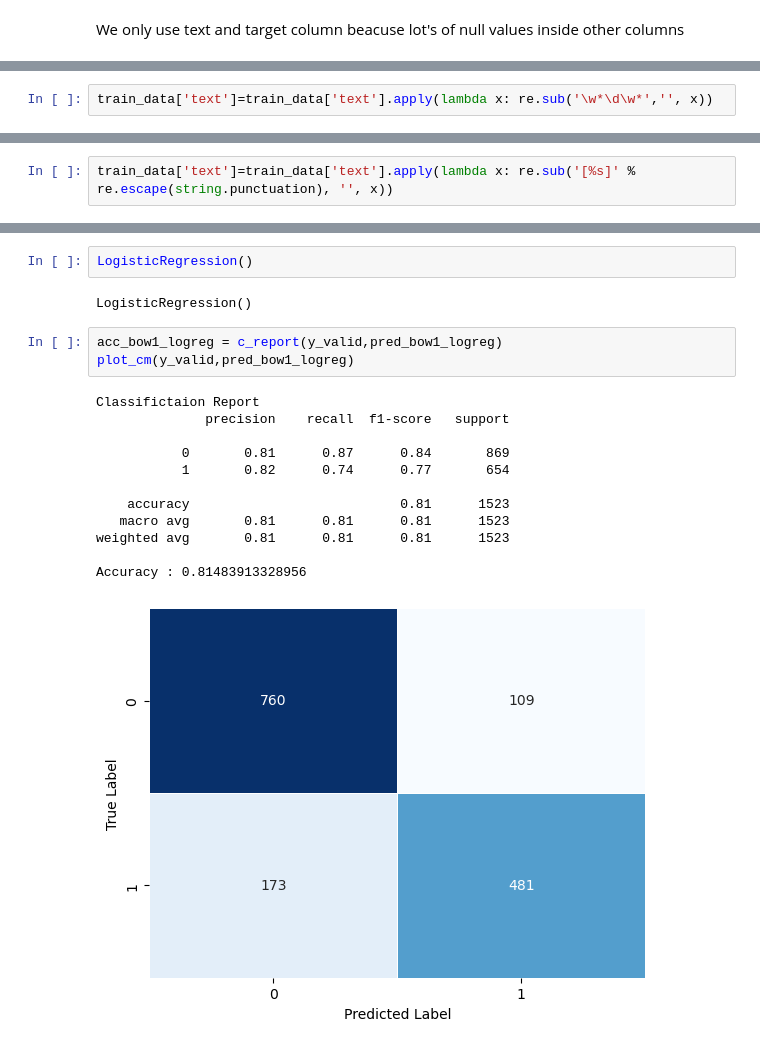
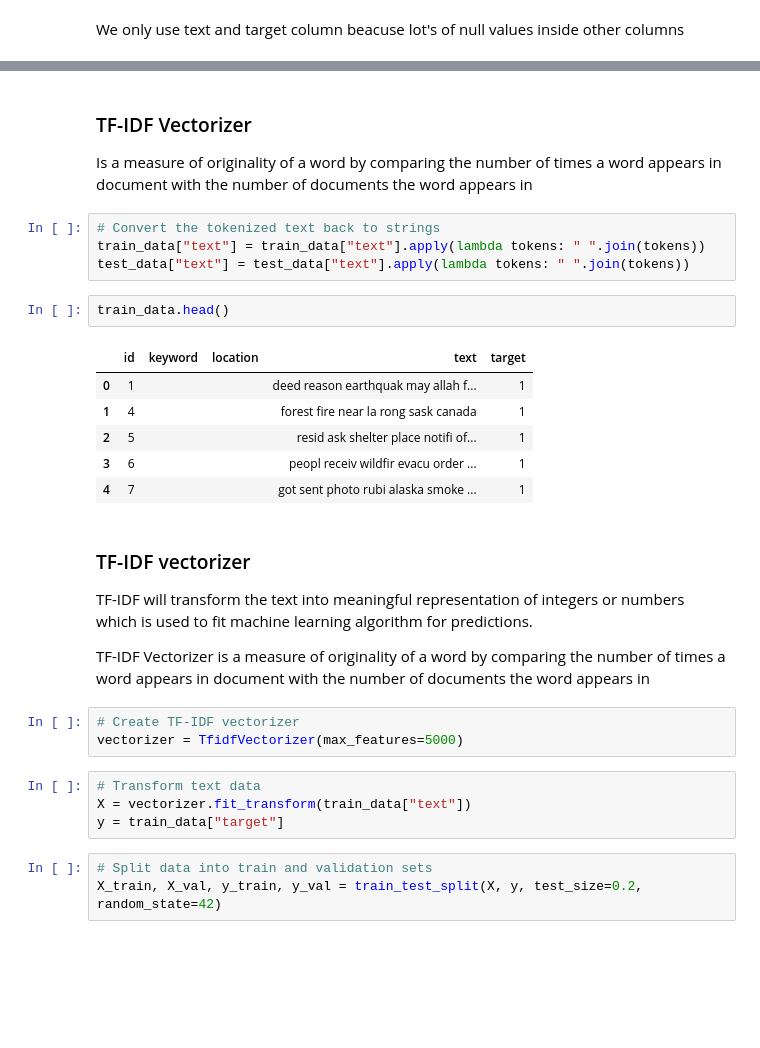
Before and after one commit to Meserat/NLP-Disaster-Tweets, a Jupyter notebook: nlp-disaster-tweets.ipynb, the cells around one changed output, grey strips where cells are left out. Saved outputs shown, nothing was run; the diff lists cells and outputs as text; blank space fills up the shorter version.

Commit message:
Kaggle Notebook | NLP-Disaster-Tweets | Version 4|Logistic regression

```diff
--- a/nlp-disaster-tweets.ipynb
+++ b/nlp-disaster-tweets.ipynb
@@ -245,2 +236,0 @@ To do this, I am using regular expressions with lambda functions
-# %%
-train_data['text']=train_data['text'].apply(lambda x: re.sub('\w*\d\w*','', x))
@@ -250,2 +236,0 @@ Punctuations are the marks in English like commas, hyphens, full stops, etc. The
-# %%
-train_data['text']=train_data['text'].apply(lambda x: re.sub('[%s]' % re.escape(string.punctuation), '', x))
@@ -442,20 +237,31 @@ def plot_cm(y_true,y_pred,cmap = "Blues"):
-# %%
-LogisticRegression()
-# %% [output]
-LogisticRegression()
-# %%
-acc_bow1_logreg = c_report(y_valid,pred_bow1_logreg)
-plot_cm(y_valid,pred_bow1_logreg)
-# %% [output]
-Classifictaion Report
-              precision    recall  f1-score   support
-
-           0       0.81      0.87      0.84       869
-           1       0.82      0.74      0.77       654
-
-    accuracy                           0.81      1523
-   macro avg       0.81      0.81      0.81      1523
-weighted avg       0.81      0.81      0.81      1523
-
-Accuracy : 0.81483913328956
-[figure, removed]
+# %% [markdown]
+### TF-IDF Vectorizer
+Is a measure of originality of a word by comparing the number of times a word appears in document with the number of documents the word appears in
+# %%
+# Convert the tokenized text back to strings
+train_data["text"] = train_data["text"].apply(lambda tokens: " ".join(tokens))
+test_data["text"] = test_data["text"].apply(lambda tokens: " ".join(tokens))
+# %%
+train_data.head()
+# %% [output]
+|  | id | keyword | location | text | target |
+| 0 | 1 |  |  | deed reason earthquak may allah f... | 1 |
+| 1 | 4 |  |  | forest fire near la rong sask canada | 1 |
+| 2 | 5 |  |  | resid ask shelter place notifi of... | 1 |
+| 3 | 6 |  |  | peopl receiv wildfir evacu order ... | 1 |
+| 4 | 7 |  |  | got sent photo rubi alaska smoke ... | 1 |
+# %% [markdown]
+### TF-IDF vectorizer
+TF-IDF will transform the text into meaningful representation of integers or numbers which is used to fit machine learning algorithm for predictions.
+
+TF-IDF Vectorizer is a measure of originality of a word by comparing the number of times a word appears in document with the number of documents the word appears in
+# %%
+# Create TF-IDF vectorizer
+vectorizer = TfidfVectorizer(max_features=5000)
+# %%
+# Transform text data
+X = vectorizer.fit_transform(train_data["text"])
+y = train_data["target"]
+# %%
+# Split data into train and validation sets
+X_train, X_val, y_train, y_val = train_test_split(X, y, test_size=0.2, random_state=42)
```
Also changed, not shown: parts of 36 cells of this notebook.
